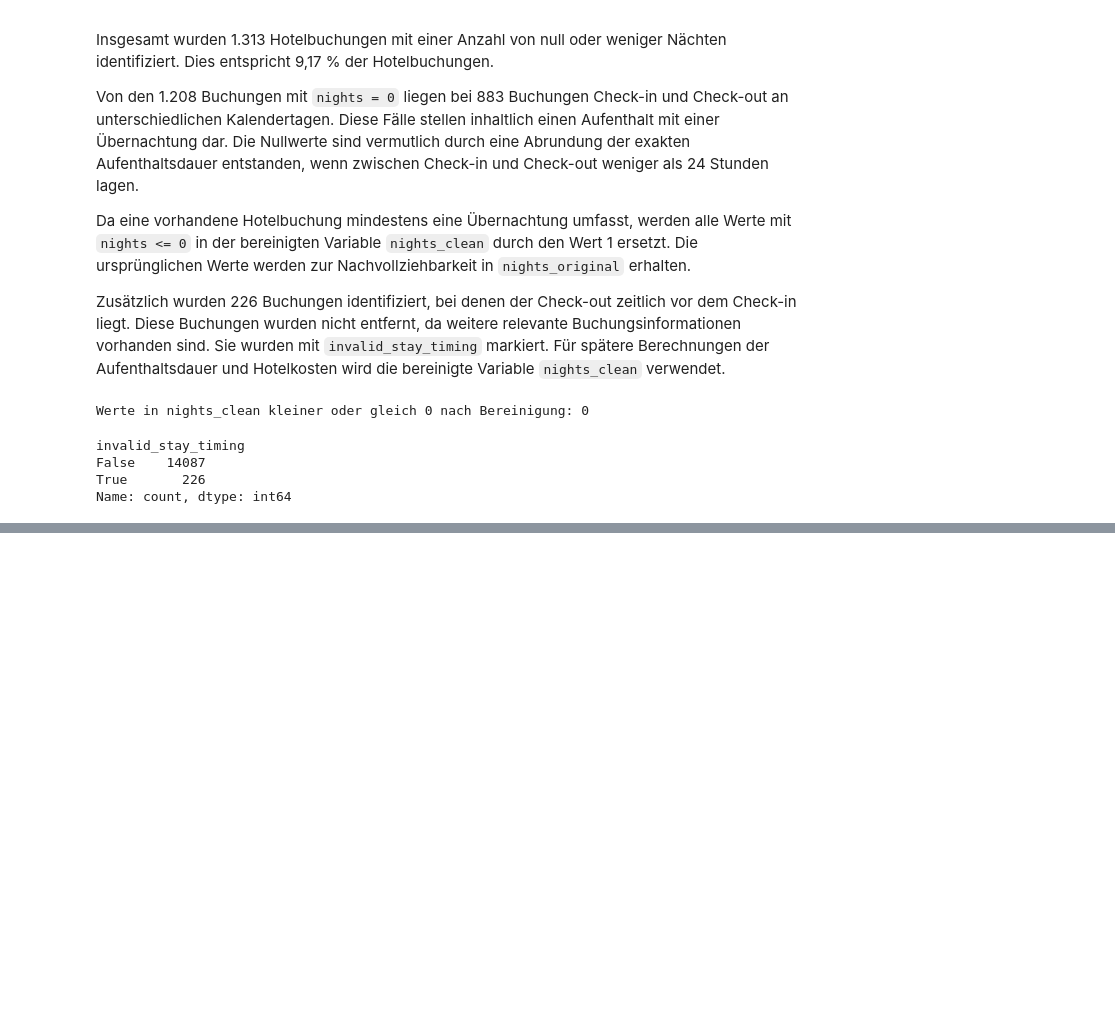
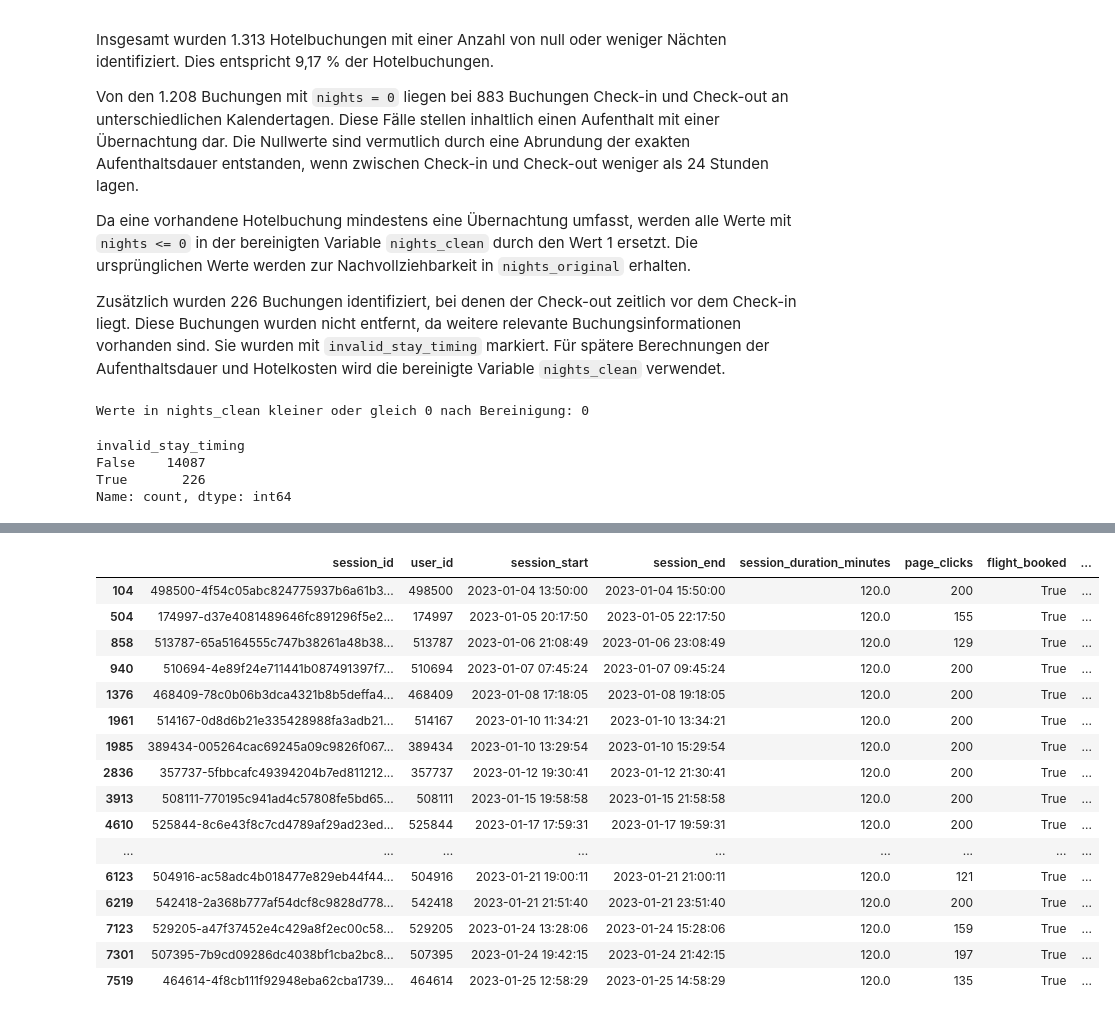
Before and after one commit to norawinkler/traveltide-customer-segmentation, a Jupyter notebook: notebooks/01_data_preparation.ipynb, the cells around one changed output, grey strips where cells are left out. Drawn from its saved outputs; the diff is of its cells as text; code cells hidden in the pictures; blank space fills up the shorter version.

```diff
--- a/notebooks/01_data_preparation.ipynb
+++ b/notebooks/01_data_preparation.ipynb
@@ -552,0 +657,37 @@ Name: count, dtype: int64
+# %%
+# Längeste Sessions ansehen.
+
+sessions.nlargest(
+    20,
+    "session_duration_minutes"
+)[
+    [
+        "session_id",
+        "user_id",
+        "session_start",
+        "session_end",
+        "session_duration_minutes",
+        "page_clicks",
+        "flight_booked",
+        "hotel_booked",
+        "cancellation"
+    ]
+]
+# %% [output]
+|  | session_id | user_id | session_start | session_end | session_duration_minutes | page_clicks | flight_booked | ... |
+| 104 | 498500-4f54c05abc824775937b6a61b3... | 498500 | 2023-01-04 13:50:00 | 2023-01-04 15:50:00 | 120.0 | 200 | True | ... |
+| 504 | 174997-d37e4081489646fc891296f5e2... | 174997 | 2023-01-05 20:17:50 | 2023-01-05 22:17:50 | 120.0 | 155 | True | ... |
+| 858 | 513787-65a5164555c747b38261a48b38... | 513787 | 2023-01-06 21:08:49 | 2023-01-06 23:08:49 | 120.0 | 129 | True | ... |
+| 940 | 510694-4e89f24e711441b087491397f7... | 510694 | 2023-01-07 07:45:24 | 2023-01-07 09:45:24 | 120.0 | 200 | True | ... |
+| 1376 | 468409-78c0b06b3dca4321b8b5deffa4... | 468409 | 2023-01-08 17:18:05 | 2023-01-08 19:18:05 | 120.0 | 200 | True | ... |
+| 1961 | 514167-0d8d6b21e335428988fa3adb21... | 514167 | 2023-01-10 11:34:21 | 2023-01-10 13:34:21 | 120.0 | 200 | True | ... |
+| 1985 | 389434-005264cac69245a09c9826f067... | 389434 | 2023-01-10 13:29:54 | 2023-01-10 15:29:54 | 120.0 | 200 | True | ... |
+| 2836 | 357737-5fbbcafc49394204b7ed811212... | 357737 | 2023-01-12 19:30:41 | 2023-01-12 21:30:41 | 120.0 | 200 | True | ... |
+| 3913 | 508111-770195c941ad4c57808fe5bd65... | 508111 | 2023-01-15 19:58:58 | 2023-01-15 21:58:58 | 120.0 | 200 | True | ... |
+| 4610 | 525844-8c6e43f8c7cd4789af29ad23ed... | 525844 | 2023-01-17 17:59:31 | 2023-01-17 19:59:31 | 120.0 | 200 | True | ... |
+| ... | ... | ... | ... | ... | ... | ... | ... | ... |
+| 6123 | 504916-ac58adc4b018477e829eb44f44... | 504916 | 2023-01-21 19:00:11 | 2023-01-21 21:00:11 | 120.0 | 121 | True | ... |
+| 6219 | 542418-2a368b777af54dcf8c9828d778... | 542418 | 2023-01-21 21:51:40 | 2023-01-21 23:51:40 | 120.0 | 200 | True | ... |
+| 7123 | 529205-a47f37452e4c429a8f2ec00c58... | 529205 | 2023-01-24 13:28:06 | 2023-01-24 15:28:06 | 120.0 | 159 | True | ... |
+| 7301 | 507395-7b9cd09286dc4038bf1cba2bc8... | 507395 | 2023-01-24 19:42:15 | 2023-01-24 21:42:15 | 120.0 | 197 | True | ... |
+| 7519 | 464614-4f8cb111f92948eba62cba1739... | 464614 | 2023-01-25 12:58:29 | 2023-01-25 14:58:29 | 120.0 | 135 | True | ... |
```
Also changed, not shown: parts of 13 cells of this notebook.
